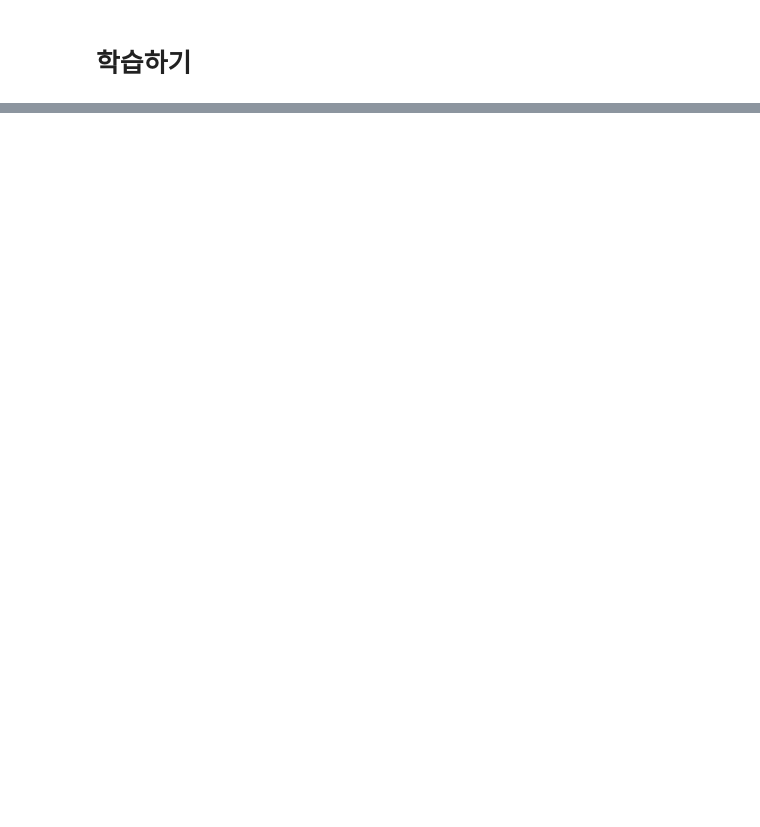
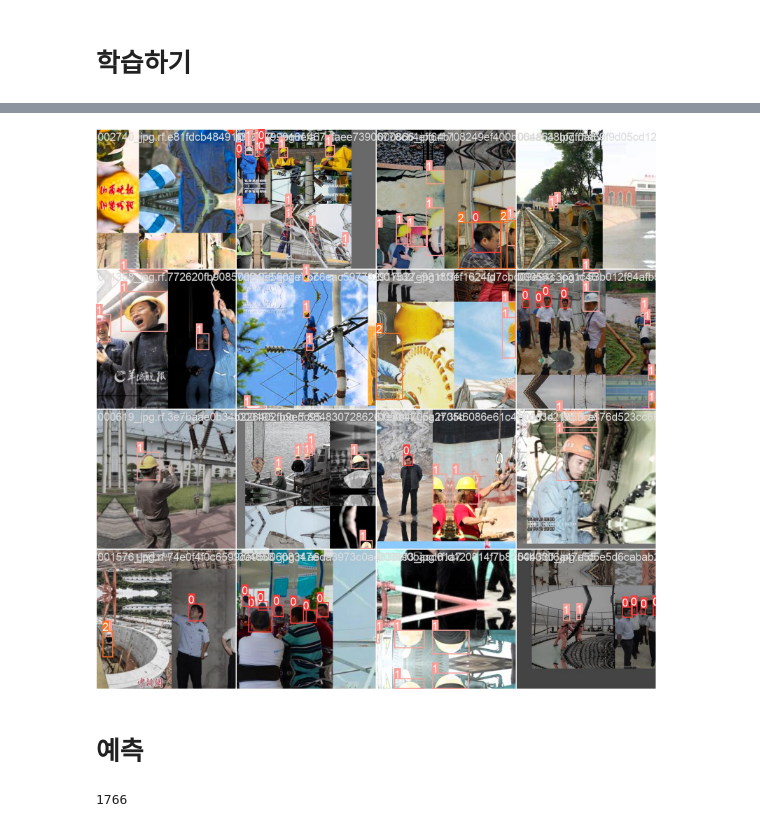
Before and after one commit to choi-aerim/Study_DL, a Jupyter notebook: 0219_ yolov5.ipynb, the cells around one changed output, grey strips where cells are left out. Cells and saved outputs as stored; diff of their text form; code cells hidden in the pictures; blank space fills up the shorter version.

```diff
--- a/0219_ yolov5.ipynb
+++ b/0219_ yolov5.ipynb
@@ -242,0 +283,13 @@ To enable them in other operations, rebuild TensorFlow with the appropriate comp
+# %%
+Image(filename='./runs/train/hat_yolov5s_result10/train_batch2.jpg', width=900)
+# %% [output]
+[figure, added]
+# %% [markdown]
+# 예측
+# %%
+from glob import glob
+
+test_img_list = glob('../필요데이터/yolov5/test/images/*.jpg')
+print(len(test_img_list))
+# %% [output]
+1766
```
Also changed, not shown: parts of 18 cells of this notebook.
